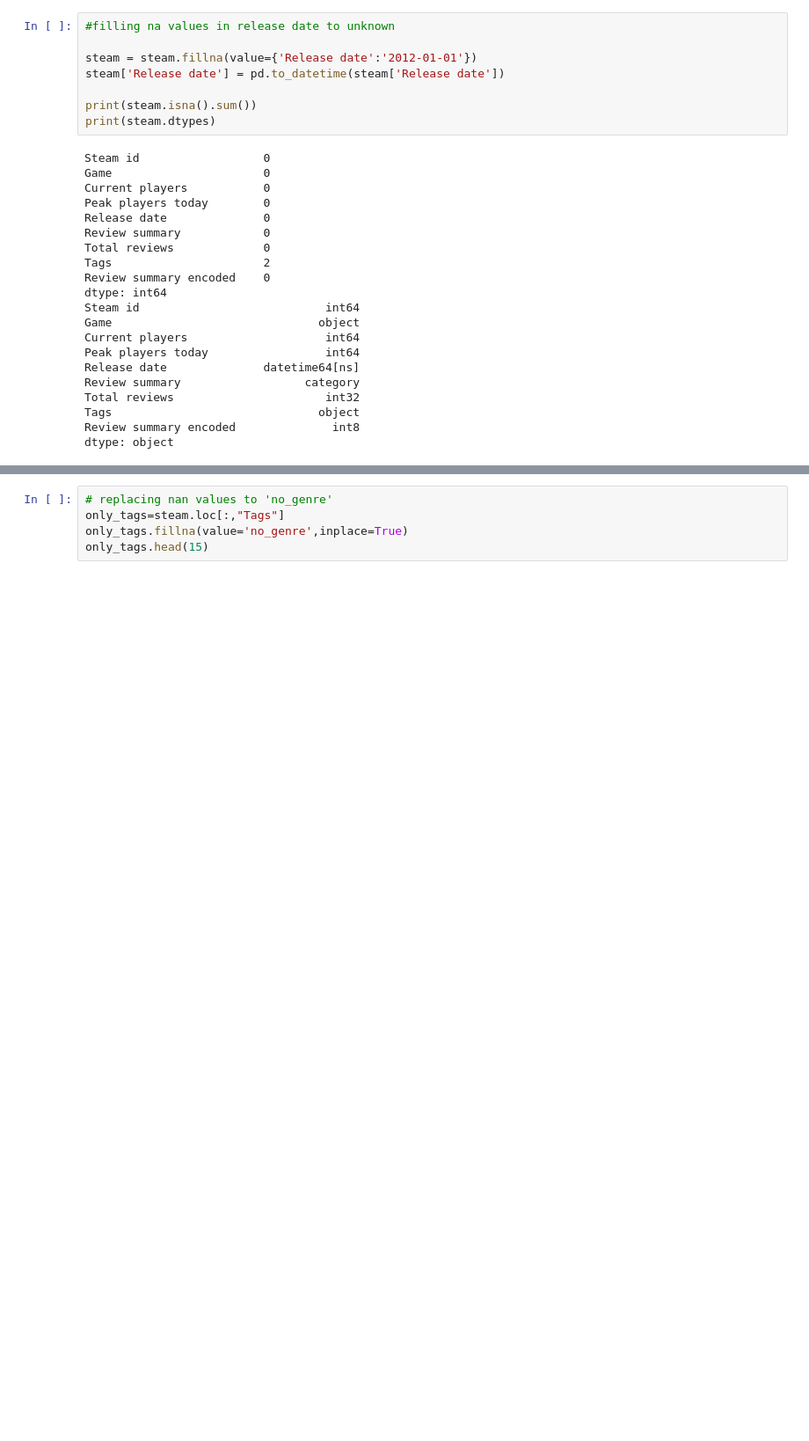
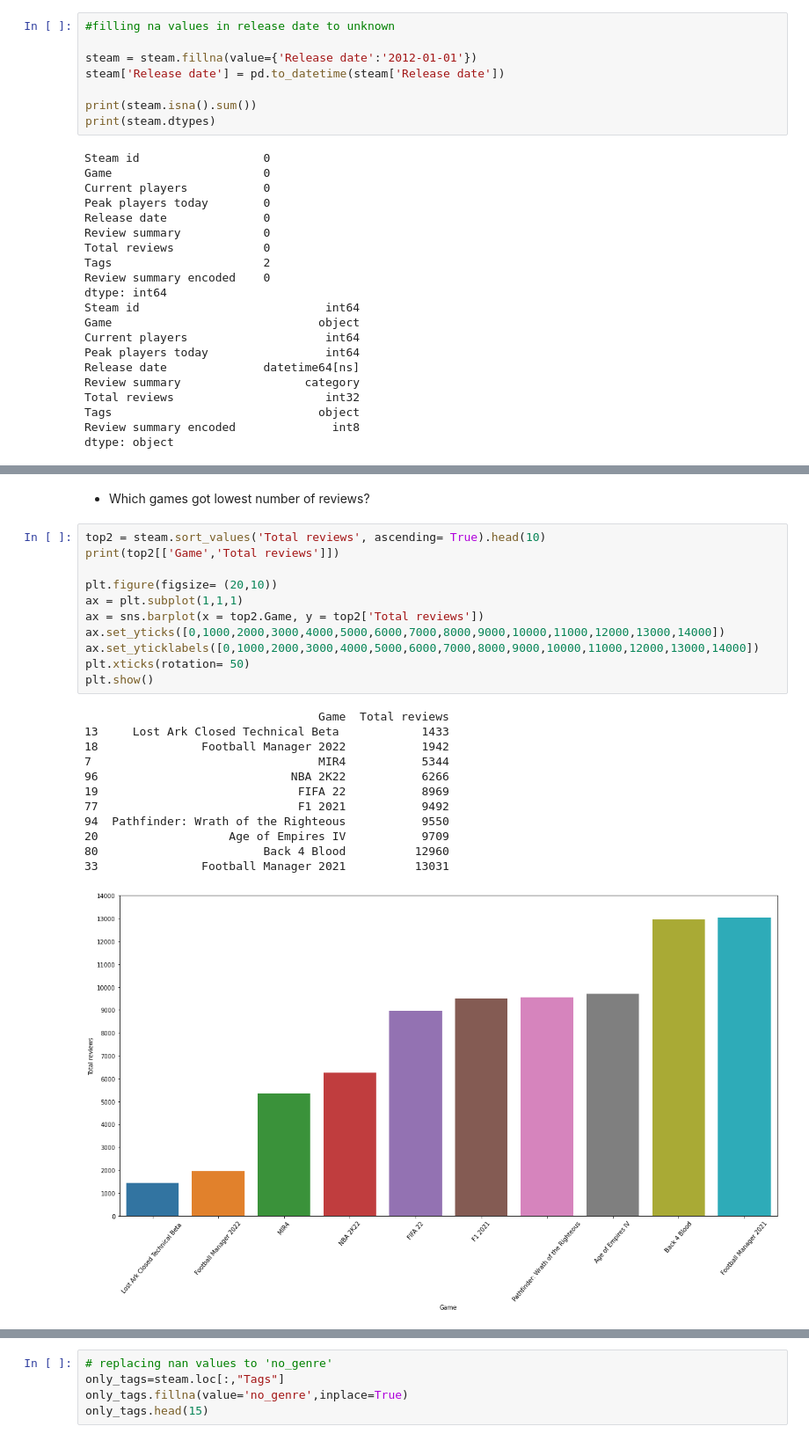
Before and after one commit to viz-graffito/Steam_Nov_Dataset_EDA, a Jupyter notebook: main.ipynb, the cells around one changed output, grey strips where cells are left out. Shown: that part at 88% size. Saved outputs shown, nothing was run; the diff lists cells and outputs as text; blank space fills up the shorter version.

```diff
--- a/main.ipynb
+++ b/main.ipynb
@@ -181,0 +297,26 @@ display(steam.head())
+# %% [markdown]
+- Which games got lowest number of reviews?<a class="anchor" id="low"></a>
+# %%
+top2 = steam.sort_values('Total reviews', ascending= True).head(10)
+print(top2[['Game','Total reviews']])
+
+plt.figure(figsize= (20,10))
+ax = plt.subplot(1,1,1)
+ax = sns.barplot(x = top2.Game, y = top2['Total reviews'])
+ax.set_yticks([0,1000,2000,3000,4000,5000,6000,7000,8000,9000,10000,11000,12000,13000,14000])
+ax.set_yticklabels([0,1000,2000,3000,4000,5000,6000,7000,8000,9000,10000,11000,12000,13000,14000])
+plt.xticks(rotation= 50)
+plt.show()
+# %% [output]
+                                  Game  Total reviews
+13     Lost Ark Closed Technical Beta            1433
+18               Football Manager 2022           1942
+7                                 MIR4           5344
+96                            NBA 2K22           6266
+19                             FIFA 22           8969
+77                             F1 2021           9492
+94  Pathfinder: Wrath of the Righteous           9550
+20                   Age of Empires IV           9709
+80                        Back 4 Blood          12960
+33               Football Manager 2021          13031
+[figure, added]
```
Also changed, not shown: parts of 35 cells of this notebook.
